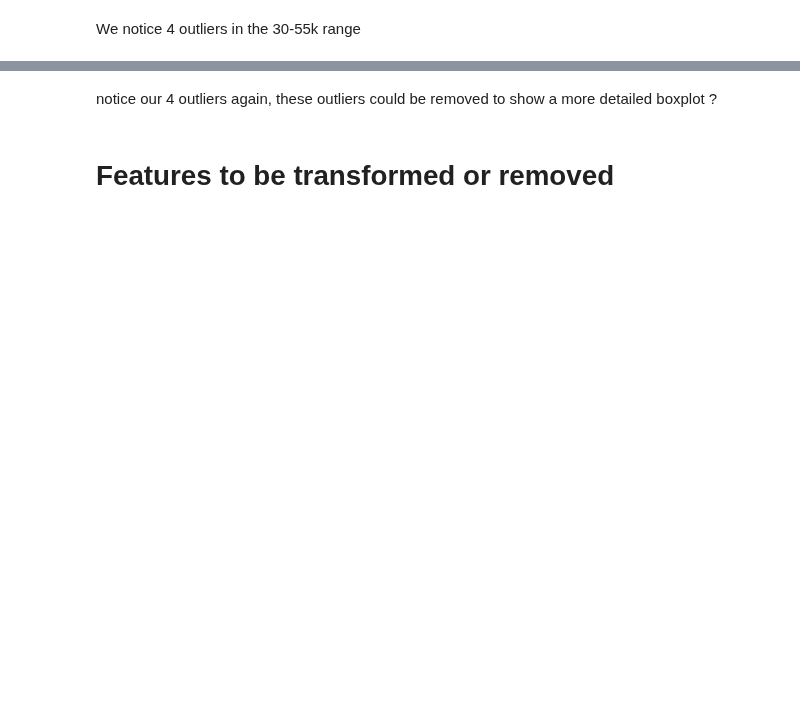
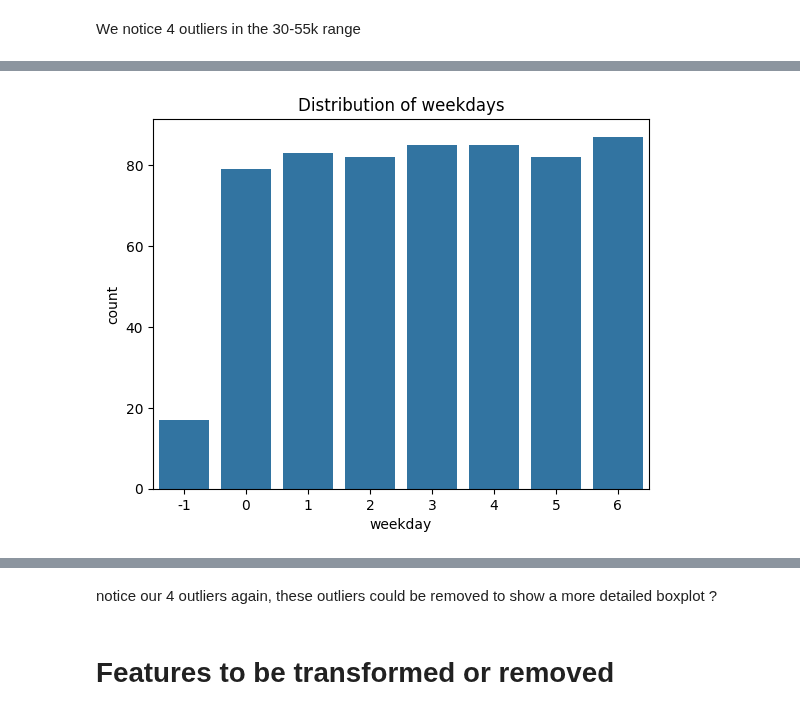
Before and after one commit to PatrykGadziomski/Bike-Rental-Prediction, a Jupyter notebook: Project Data set and Description-20231027/Visualisations_Linus.ipynb, the cells around one changed output, grey strips where cells are left out. Saved outputs shown, nothing was run; the diff lists cells and outputs as text; code cells hidden in the pictures; blank space fills up the shorter version.

```diff
--- a/Project Data set and Description-20231027/Visualisations_Linus.ipynb
+++ b/Project Data set and Description-20231027/Visualisations_Linus.ipynb
@@ -33,0 +69,6 @@ plt.show()
+# %%
+sns.countplot(x='weekday', data=df)
+plt.title('Distribution of weekdays')
+plt.show()
+# %% [output]
+[figure, added]
```
Also changed, not shown: parts of 14 cells of this notebook.
